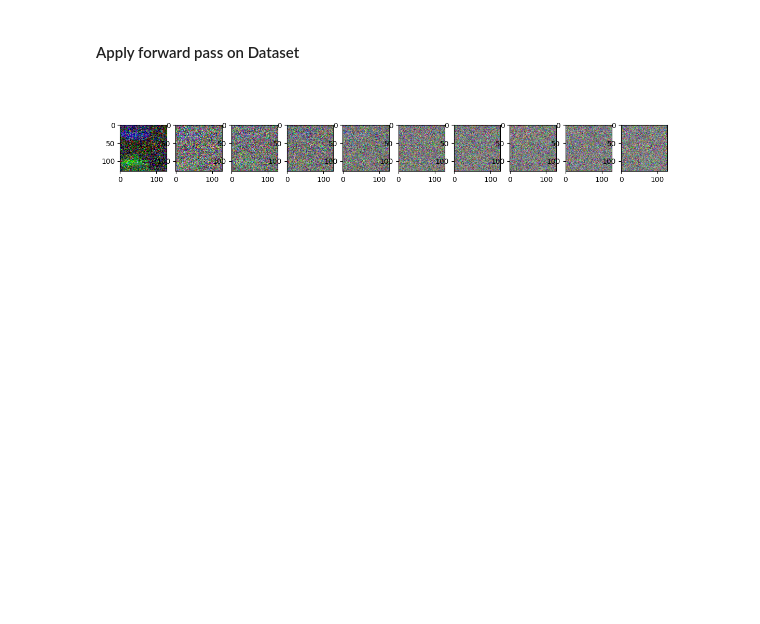
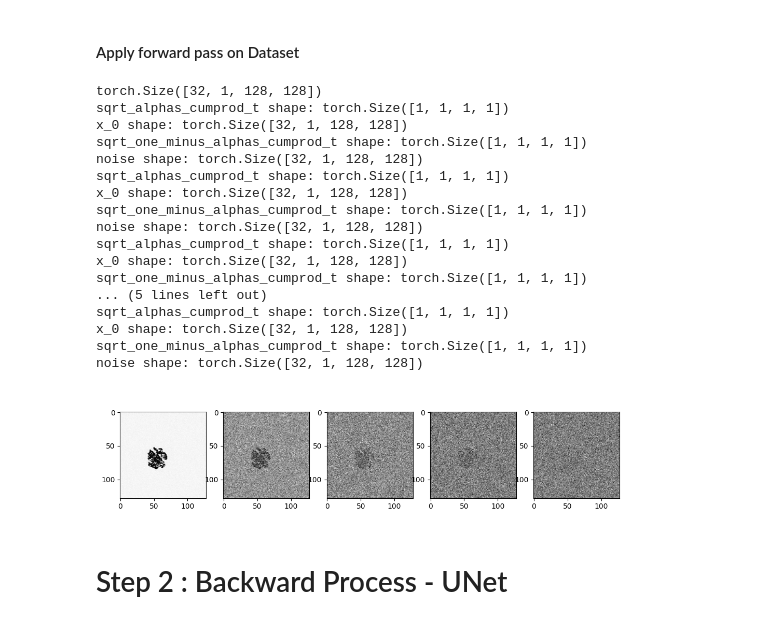
Before and after one commit to AnirbitGhosh/Msc-Project, a Jupyter notebook: src/model/diffusion_model.ipynb, the cells around one changed output. Saved outputs shown, nothing was run; the diff lists cells and outputs as text; code cells hidden in the pictures; blank space fills up the shorter version.

Commit message:
Convert video frames to binary, Implement Simple UNet model

```diff
--- a/src/model/diffusion_model.ipynb
+++ b/src/model/diffusion_model.ipynb
@@ -20,10 +20,19 @@ def get_index_from_list(vals, t, x_shape):
     return out.reshape(batch_size, *((1,) * (len(x_shape) - 1))).to(t.device)
 
 def forward_diffusion_sample(x_0, t, device="cpu"):
+    # Ensure t matches the current batch size of x_0
+    current_batch_size = x_0.shape[0]
+    if t.shape[0] != current_batch_size:
+        t = t[:current_batch_size]  # Adjust t to the current batch size
+
     noise = torch.randn_like(x_0)
     sqrt_alphas_cumprod_t = get_index_from_list(sqrt_alphas_cumprod, t, x_0.shape)
     sqrt_one_minus_alphas_cumprod_t = get_index_from_list(sqrt_one_minus_alphas_cumprod, t, x_0.shape)
     # mean + variance
+    # print("sqrt_alphas_cumprod_t shape:", sqrt_alphas_cumprod_t.shape)
+    # print("x_0 shape:", x_0.shape)
+    # print("sqrt_one_minus_alphas_cumprod_t shape:", sqrt_one_minus_alphas_cumprod_t.shape)
+    # print("noise shape:", noise.shape)
     return sqrt_alphas_cumprod_t.to(device) * x_0.to(device) + sqrt_one_minus_alphas_cumprod_t.to(device) * noise.to(device), noise.to(device)
 
 # DEFINE BETA SCHEDULE
@@ -44,7 +53,7 @@ posterior_variance = betas * (1. - alphas_cumprod_prev) / (1. - alphas_cumprod)
 class FireFrameDataset(Dataset):
     def __init__(self, data_dir, transform=None):
         self.data_dir = data_dir
-        self.frame_dir = os.path.join(data_dir, "frames")
+        self.frame_dir = os.path.join(data_dir, "bin_frames")
         self.transform = transform
         self.file_list = os.listdir(self.frame_dir)
 
@@ -55,9 +64,9 @@ class FireFrameDataset(Dataset):
                 images = pickle.load(f)
 
             # Normalize images and flatten them
-            images = np.array(images)  # shape: (20, 128, 128, 3)
-            images = images.astype(np.float32) / 255.0  # normalize pixel values
-            images = images.reshape(-1, 3, 128, 128)  # shape: (20, 3, 128, 128)
+            images = np.array(images)  # shape: (20, 128, 128)
+            images = images.astype(np.float32)  # normalize pixel values
+            # images = images.reshape(-1, 128, 128)  # shape: (20, 128, 128)
             self.images.extend(images)
 
     def __len__(self):
@@ -82,10 +91,10 @@ class FireFrameDataset(Dataset):
 
 data_dir = "C:/Users/Anirbit/Desktop/MSc/Ind Project/Msc-Project/data"
 data_transforms = [
-        transforms.RandomHorizontalFlip(),
+        # transforms.RandomHorizontalFlip(),
         # transforms.ToTensor(), # scale to [0,1]
         transforms.Lambda(lambda t: (t * 2) - 1) # scale to [-1,1]
     ]
 
 data_transform = transforms.Compose(data_transforms)
-dataset = FireFrameDataset(data_dir, transform=data_transform)
+dataset = FireFrameDataset(data_dir)
@@ -106,28 +121,49 @@ BATCH_SIZE = 32
 
 def show_tensor_image(image):
     reverse_transform = transforms.Compose([
-        transforms.Lambda(lambda t: (t + 1) / 2),
+        # transforms.Lambda(lambda t: (t + 1) / 2),
         transforms.Lambda(lambda t: t.permute(1, 2, 0)),
-        transforms.Lambda(lambda t: t  * 255.),
-        transforms.Lambda(lambda t: t.numpy().astype(np.uint8)),
-        transforms.ToPILImage(),
+        # transforms.Lambda(lambda t: t  * 255.),
+        transforms.Lambda(lambda t: t.numpy()),
+        # transforms.ToPILImage(),
     ])
 
     if len(image.shape) == 4:
         image = image[0, :, :, :]
-    plt.imshow(reverse_transform(image))
+    plt.imshow(reverse_transform(image), cmap='gray_r')
 # %%
 image = next(iter(train_loader))[0]
+image = image.unsqueeze(1)
+print(image.shape)
 
 plt.figure(figsize=(15, 3))
 plt.axis('off')
-num_images = 10
+num_images = 5
 stepsize = int(T/num_images)
 
 for idx in range(0, T, stepsize):
     t = torch.Tensor([idx]).type(torch.int64)
     plt.subplot(1, num_images+1, int(idx/stepsize) + 1)
     img, noise = forward_diffusion_sample(image, t)
     show_tensor_image(img)
 # %% [output]
+torch.Size([32, 1, 128, 128])
+sqrt_alphas_cumprod_t shape: torch.Size([1, 1, 1, 1])
+x_0 shape: torch.Size([32, 1, 128, 128])
+sqrt_one_minus_alphas_cumprod_t shape: torch.Size([1, 1, 1, 1])
+noise shape: torch.Size([32, 1, 128, 128])
+sqrt_alphas_cumprod_t shape: torch.Size([1, 1, 1, 1])
+x_0 shape: torch.Size([32, 1, 128, 128])
+sqrt_one_minus_alphas_cumprod_t shape: torch.Size([1, 1, 1, 1])
+noise shape: torch.Size([32, 1, 128, 128])
+sqrt_alphas_cumprod_t shape: torch.Size([1, 1, 1, 1])
+x_0 shape: torch.Size([32, 1, 128, 128])
+sqrt_one_minus_alphas_cumprod_t shape: torch.Size([1, 1, 1, 1])
+... (5 lines left out)
+sqrt_alphas_cumprod_t shape: torch.Size([1, 1, 1, 1])
+x_0 shape: torch.Size([32, 1, 128, 128])
+sqrt_one_minus_alphas_cumprod_t shape: torch.Size([1, 1, 1, 1])
+noise shape: torch.Size([32, 1, 128, 128])
-[figure, old version]
+[figure, new version]
+# %% [markdown]
+# Step 2 : Backward Process - UNet
```
Also changed, not shown: parts of 8 cells of this notebook, 50 other files.
